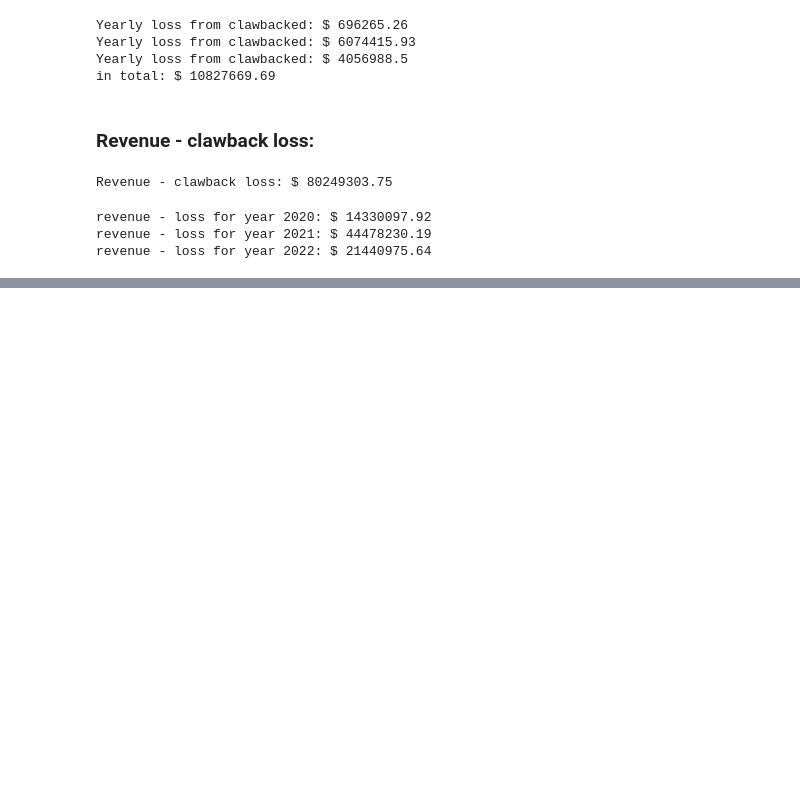
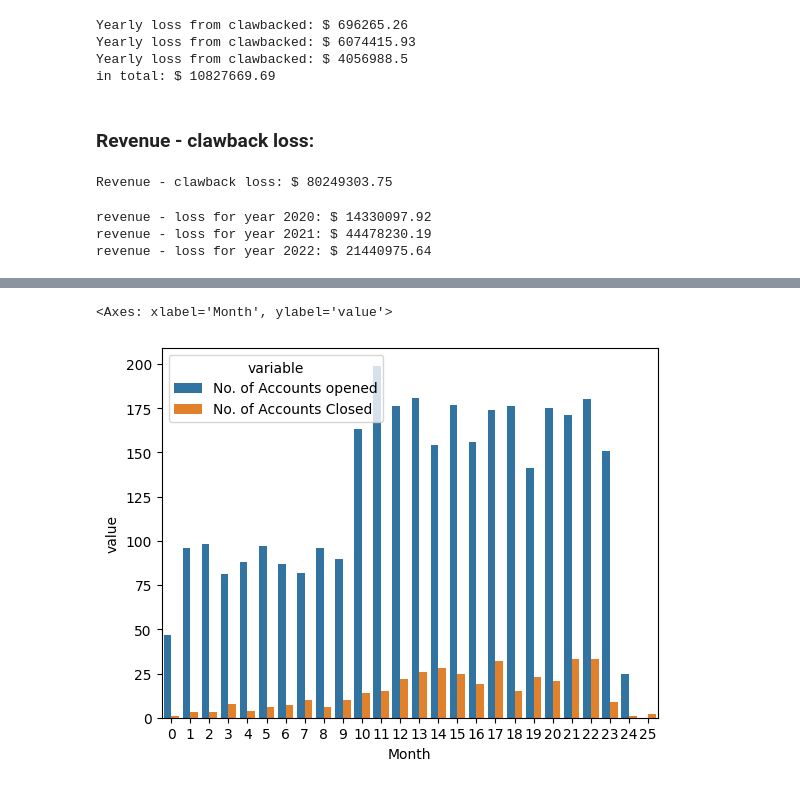
Before and after one commit to nineninesixteensixtn/QuantiumCaseComp2024, a Jupyter notebook: workingfile.ipynb, the cells around one changed output, grey strips where cells are left out. Cells and saved outputs as stored; diff of their text form; code cells hidden in the pictures; blank space fills up the shorter version.

```diff
--- a/workingfile.ipynb
+++ b/workingfile.ipynb
@@ -152,0 +261,5 @@ revenue - loss for year 2022: $ 21440975.64
+# %%
+accounts_opening_and_closing_by_month = pd.concat([no_of_applications_by_month['No. of Accounts opened'].reset_index().drop(columns={'Account Open Date'}), no_of_clawbacks_by_month['No. of Accounts Closed'].reset_index().drop(columns={'Account Close Date'})], axis= 1)
+accounts_opening_and_closing_by_month.index.names = ['Month']
+accounts_opening_and_closing_by_month = accounts_opening_and_closing_by_month.reset_index()
+accounts_opening_and_closing_by_month
@@ -152,0 +284,5 @@ revenue - loss for year 2022: $ 21440975.64
+# %%
+sns.barplot(data=accounts_opening_and_closing_by_month.melt(id_vars= 'Month'),x = 'Month', y = 'value', hue='variable') # need long format for hue parameter
+# %% [output]
+<Axes: xlabel='Month', ylabel='value'>
+[figure, added]
```
Also changed, not shown: parts of 10 cells of this notebook, 4 other files.
